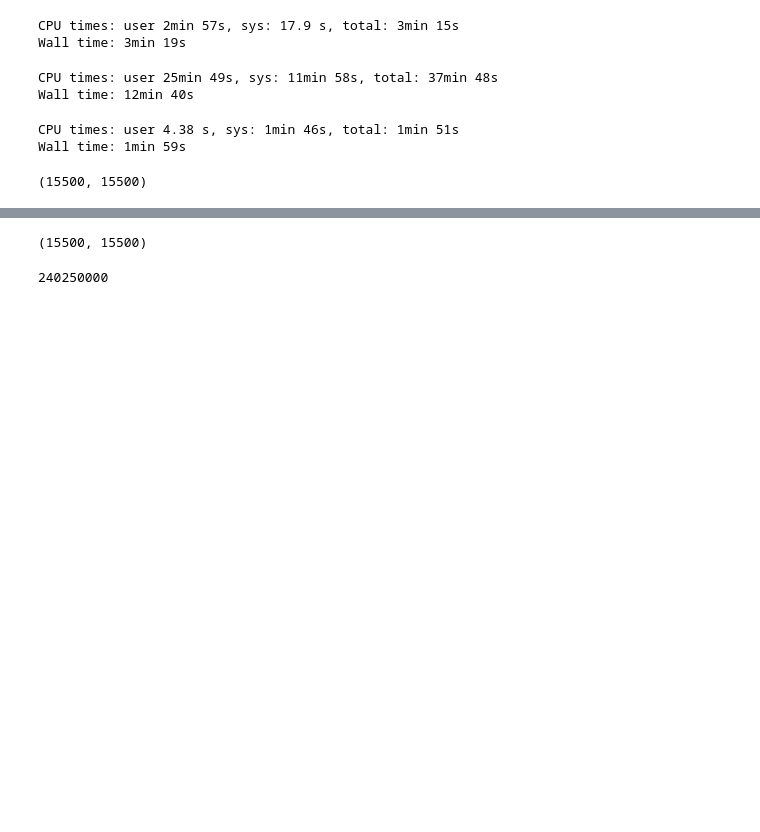
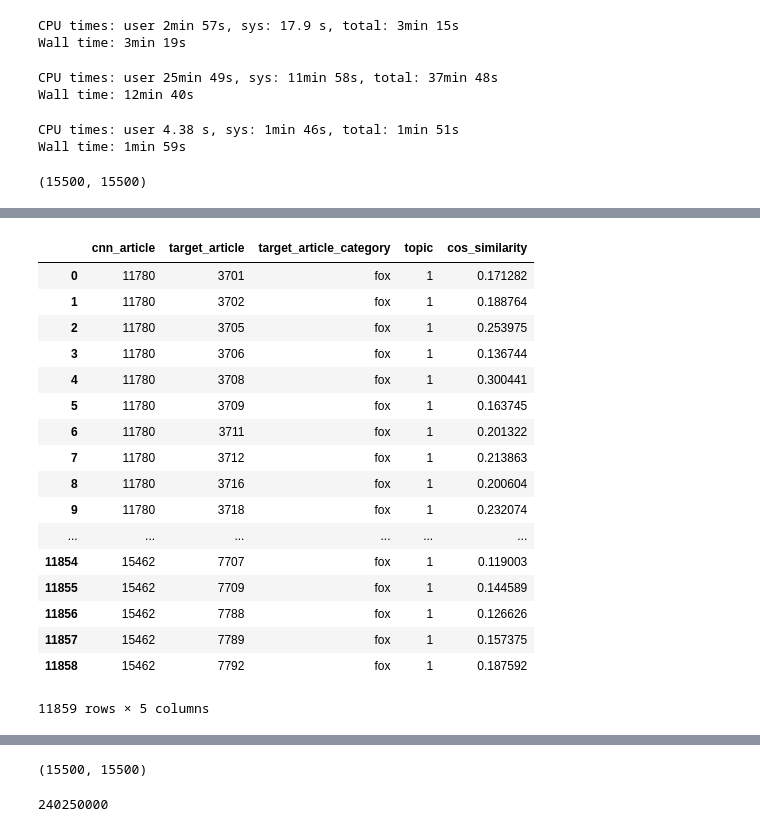
Before and after one commit to AlexanderTyan/NewsBias, a Jupyter notebook: 4_TopicModelling.ipynb, the cells around one changed output, grey strips where cells are left out. Drawn from its saved outputs; the diff is of its cells as text; code cells hidden in the pictures; blank space fills up the shorter version.

```diff
--- a/4_TopicModelling.ipynb
+++ b/4_TopicModelling.ipynb
@@ -966,0 +1173,7 @@ sum(topic_modeling_df_dropped.source != baseline_source)
+# %%
+%%time
+bias_df_cnn_fox = make_bias_df(cnn_idx_arr=cnn_topic1_idx,
+                       target_source_idx_arr=fox_topic1_idx,
+                       target_article_category='fox',
+                       topic=1,
+                       cos_sim_mat=cos_sim_mat)
@@ -966,0 +1198,21 @@ sum(topic_modeling_df_dropped.source != baseline_source)
+# %%
+bias_df_cnn_fox
+# %% [output]
+|  | cnn_article | target_article | target_article_category | topic | cos_similarity |
+| 0 | 11780 | 3701 | fox | 1 | 0.171282 |
+| 1 | 11780 | 3702 | fox | 1 | 0.188764 |
+| 2 | 11780 | 3705 | fox | 1 | 0.253975 |
+| 3 | 11780 | 3706 | fox | 1 | 0.136744 |
+| 4 | 11780 | 3708 | fox | 1 | 0.300441 |
+| 5 | 11780 | 3709 | fox | 1 | 0.163745 |
+| 6 | 11780 | 3711 | fox | 1 | 0.201322 |
+| 7 | 11780 | 3712 | fox | 1 | 0.213863 |
+| 8 | 11780 | 3716 | fox | 1 | 0.200604 |
+| 9 | 11780 | 3718 | fox | 1 | 0.232074 |
+| ... | ... | ... | ... | ... | ... |
+| 11854 | 15462 | 7707 | fox | 1 | 0.119003 |
+| 11855 | 15462 | 7709 | fox | 1 | 0.144589 |
+| 11856 | 15462 | 7788 | fox | 1 | 0.126626 |
+| 11857 | 15462 | 7789 | fox | 1 | 0.157375 |
+| 11858 | 15462 | 7792 | fox | 1 | 0.187592 |
+11859 rows × 5 columns
```
Also changed, not shown: parts of 28 cells of this notebook, 4 other files.
